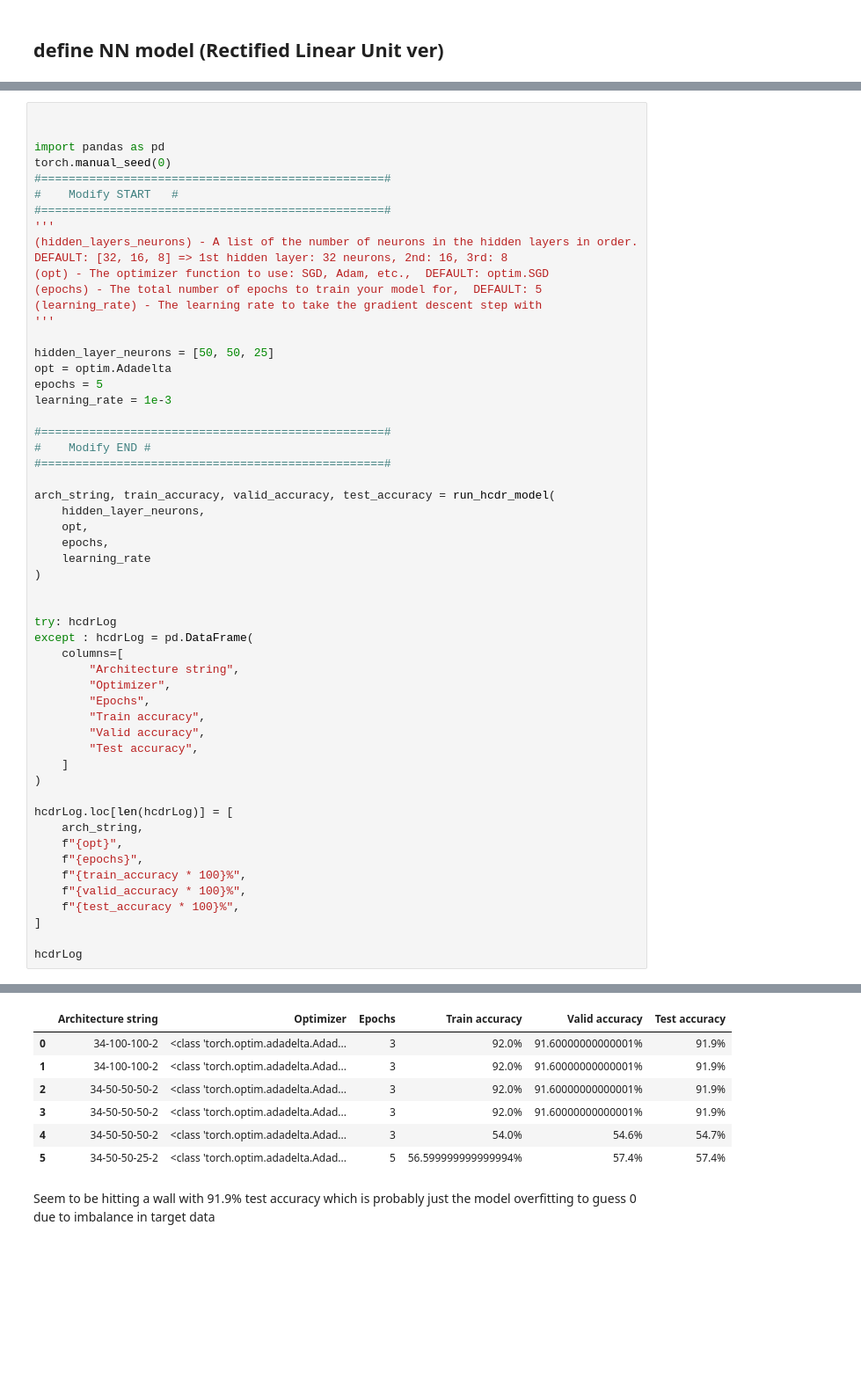
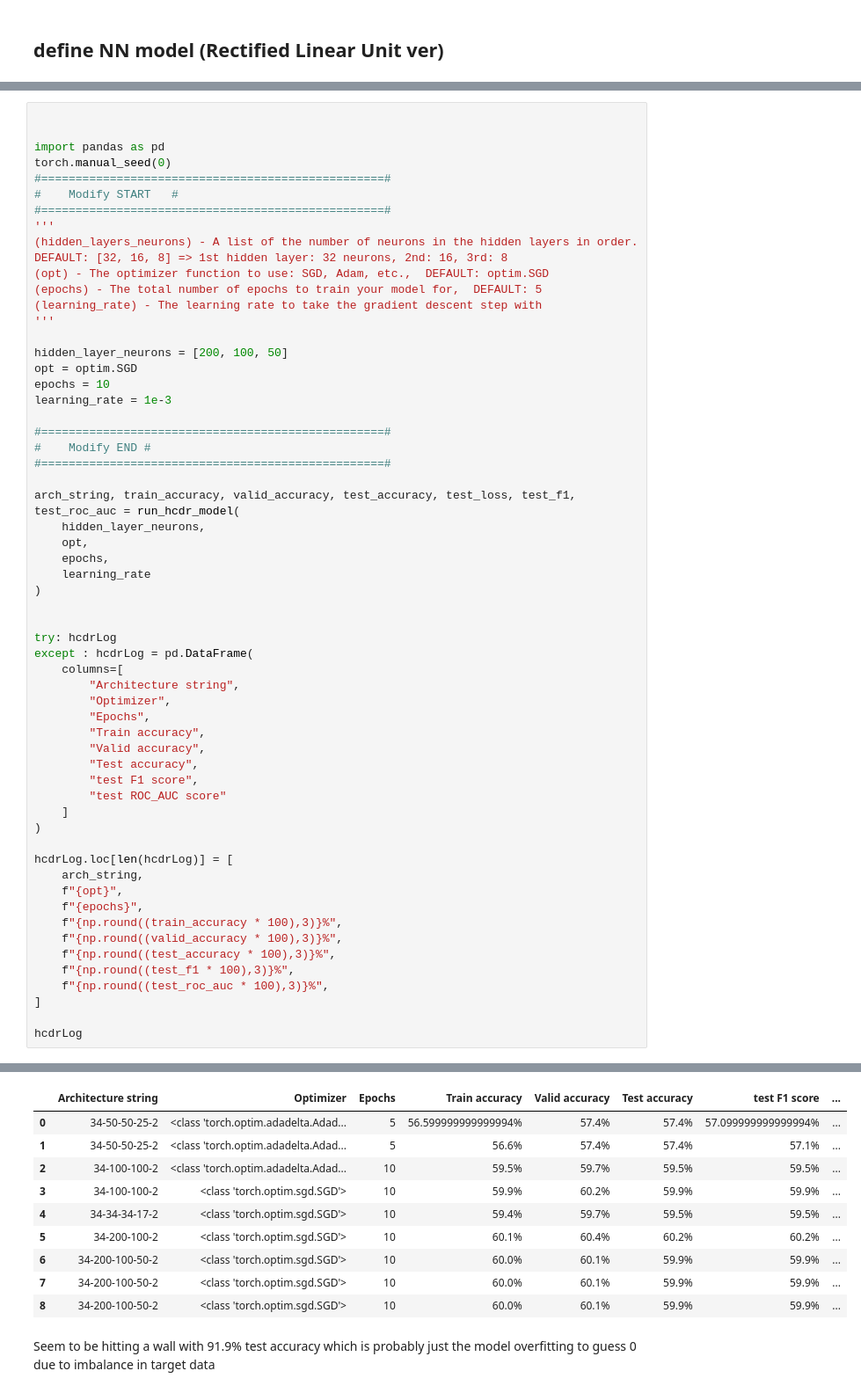
Before and after one commit to pmiller50/IU_AML_SP24_Group9, a Jupyter notebook: NN_exploration.ipynb, the cells around one changed output, grey strips where cells are left out. Shown: that part at 88% size. Saved outputs shown, nothing was run; the diff lists cells and outputs as text; blank space fills up the shorter version.

```diff
--- a/NN_exploration.ipynb
+++ b/NN_exploration.ipynb
@@ -518,16 +544,16 @@ torch.manual_seed(0)
 (learning_rate) - The learning rate to take the gradient descent step with
 '''
 
-hidden_layer_neurons = [50, 50, 25]
-opt = optim.Adadelta
-epochs = 5
+hidden_layer_neurons = [200, 100, 50]
+opt = optim.SGD
+epochs = 10
 learning_rate = 1e-3
 
 #==================================================#
 #    Modify END #
 #==================================================#
 
-arch_string, train_accuracy, valid_accuracy, test_accuracy = run_hcdr_model(
+arch_string, train_accuracy, valid_accuracy, test_accuracy, test_loss, test_f1, test_roc_auc = run_hcdr_model(
     hidden_layer_neurons,
     opt,
     epochs,
@@ -544,6 +570,8 @@ except : hcdrLog = pd.DataFrame(
         "Train accuracy",
         "Valid accuracy",
         "Test accuracy",
+        "test F1 score",
+        "test ROC_AUC score"
     ]
 )
 
@@ -551,9 +579,11 @@ hcdrLog.loc[len(hcdrLog)] = [
     arch_string,
     f"{opt}",
     f"{epochs}",
-    f"{train_accuracy * 100}%",
-    f"{valid_accuracy * 100}%",
-    f"{test_accuracy * 100}%",
+    f"{np.round((train_accuracy * 100),3)}%",
+    f"{np.round((valid_accuracy * 100),3)}%",
+    f"{np.round((test_accuracy * 100),3)}%",
+    f"{np.round((test_f1 * 100),3)}%",
+    f"{np.round((test_roc_auc * 100),3)}%",
 ]
 
 hcdrLog
@@ -579,10 +614,13 @@ Epoch 5: Train Accuracy: 0.566   Validation Accuracy: 0.574
-|  | Architecture string | Optimizer | Epochs | Train accuracy | Valid accuracy | Test accuracy |
-| 0 | 34-100-100-2 | <class 'torch.optim.adadelta.Adad... | 3 | 92.0% | 91.60000000000001% | 91.9% |
-| 1 | 34-100-100-2 | <class 'torch.optim.adadelta.Adad... | 3 | 92.0% | 91.60000000000001% | 91.9% |
-| 2 | 34-50-50-50-2 | <class 'torch.optim.adadelta.Adad... | 3 | 92.0% | 91.60000000000001% | 91.9% |
-| 3 | 34-50-50-50-2 | <class 'torch.optim.adadelta.Adad... | 3 | 92.0% | 91.60000000000001% | 91.9% |
-| 4 | 34-50-50-50-2 | <class 'torch.optim.adadelta.Adad... | 3 | 54.0% | 54.6% | 54.7% |
-| 5 | 34-50-50-25-2 | <class 'torch.optim.adadelta.Adad... | 5 | 56.599999999999994% | 57.4% | 57.4% |
+|  | Architecture string | Optimizer | Epochs | Train accuracy | Valid accuracy | Test accuracy | test F1 score | ... |
+| 0 | 34-50-50-25-2 | <class 'torch.optim.adadelta.Adad... | 5 | 56.599999999999994% | 57.4% | 57.4% | 57.099999999999994% | ... |
+| 1 | 34-50-50-25-2 | <class 'torch.optim.adadelta.Adad... | 5 | 56.6% | 57.4% | 57.4% | 57.1% | ... |
+| 2 | 34-100-100-2 | <class 'torch.optim.adadelta.Adad... | 10 | 59.5% | 59.7% | 59.5% | 59.5% | ... |
+| 3 | 34-100-100-2 | <class 'torch.optim.sgd.SGD'> | 10 | 59.9% | 60.2% | 59.9% | 59.9% | ... |
+| 4 | 34-34-34-17-2 | <class 'torch.optim.sgd.SGD'> | 10 | 59.4% | 59.7% | 59.5% | 59.5% | ... |
+| 5 | 34-200-100-2 | <class 'torch.optim.sgd.SGD'> | 10 | 60.1% | 60.4% | 60.2% | 60.2% | ... |
+| 6 | 34-200-100-50-2 | <class 'torch.optim.sgd.SGD'> | 10 | 60.0% | 60.1% | 59.9% | 59.9% | ... |
+| 7 | 34-200-100-50-2 | <class 'torch.optim.sgd.SGD'> | 10 | 60.0% | 60.1% | 59.9% | 59.9% | ... |
+| 8 | 34-200-100-50-2 | <class 'torch.optim.sgd.SGD'> | 10 | 60.0% | 60.1% | 59.9% | 59.9% | ... |
 # %% [markdown]
 Seem to be hitting a wall with 91.9% test accuracy which is probably just the model overfitting to guess 0 due to imbalance in target data
 # %% [markdown]
```
Also changed, not shown: parts of 6 cells of this notebook.
